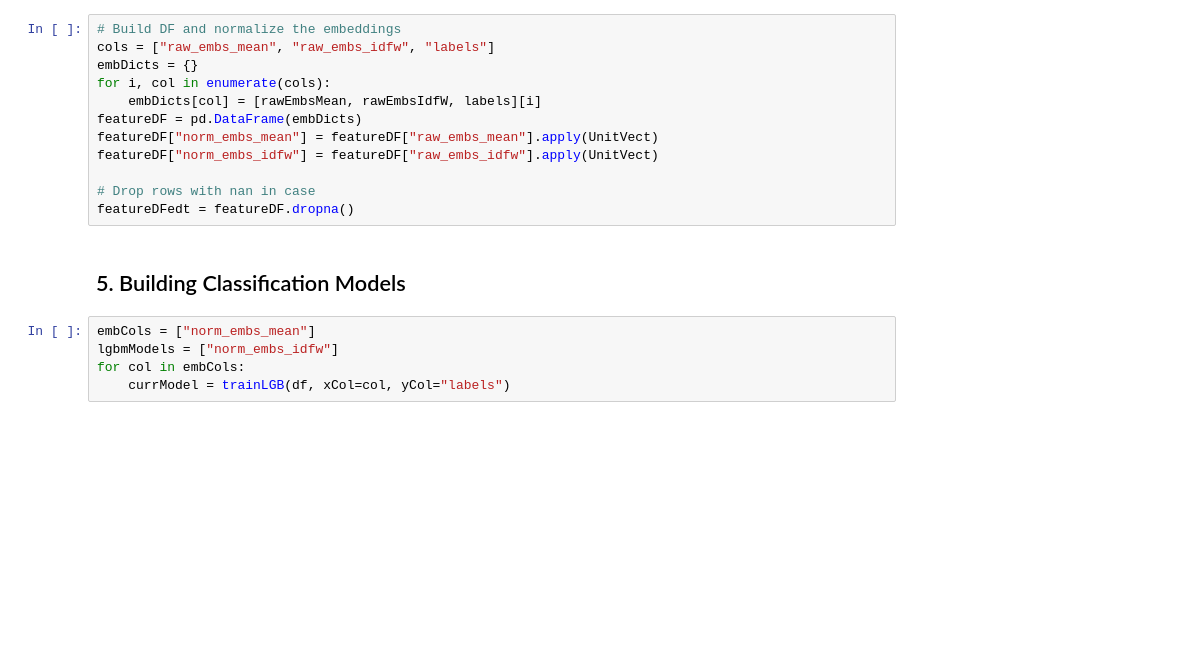
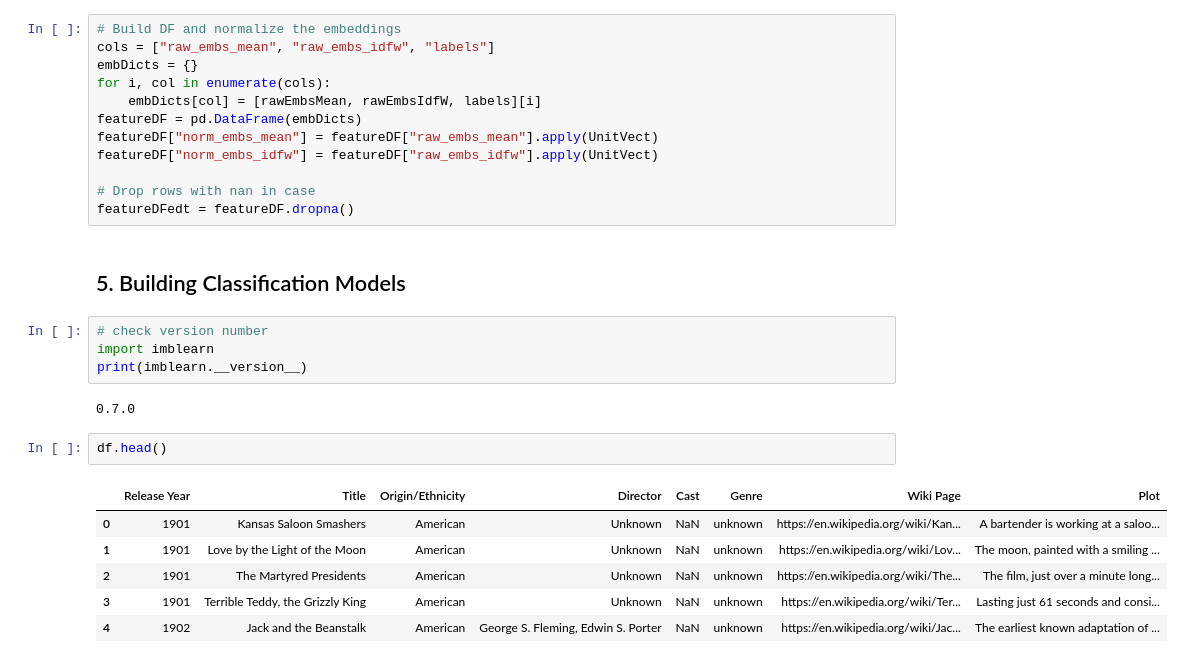
Before and after one commit to malco2020/huggingface_notebook, a Jupyter notebook: Text_Classification_Huggingface_Tansfromers_roBERTa.ipynb, the cells around one changed output. Cells and saved outputs as stored; diff of their text form; blank space fills up the shorter version.

```diff
--- a/Text_Classification_Huggingface_Tansfromers_roBERTa.ipynb
+++ b/Text_Classification_Huggingface_Tansfromers_roBERTa.ipynb
@@ -492,8 +585,18 @@ featureDF["norm_embs_idfw"] = featureDF["raw_embs_idfw"].apply(UnitVect)
 featureDFedt = featureDF.dropna()
 # %% [markdown]
 ## 5. Building Classification Models
-# %%
-embCols = ["norm_embs_mean"]
-lgbmModels = ["norm_embs_idfw"]
-for col in embCols:
-    currModel = trainLGB(df, xCol=col, yCol="labels")
+# %%
+# check version number
+import imblearn
+print(imblearn.__version__)
+# %% [output]
+0.7.0
+# %%
+df.head()
+# %% [output]
+|  | Release Year | Title | Origin/Ethnicity | Director | Cast | Genre | Wiki Page | Plot |
+| 0 | 1901 | Kansas Saloon Smashers | American | Unknown | NaN | unknown | https://en.wikipedia.org/wiki/Kan... | A bartender is working at a saloo... |
+| 1 | 1901 | Love by the Light of the Moon | American | Unknown | NaN | unknown | https://en.wikipedia.org/wiki/Lov... | The moon, painted with a smiling ... |
+| 2 | 1901 | The Martyred Presidents | American | Unknown | NaN | unknown | https://en.wikipedia.org/wiki/The... | The film, just over a minute long... |
+| 3 | 1901 | Terrible Teddy, the Grizzly King | American | Unknown | NaN | unknown | https://en.wikipedia.org/wiki/Ter... | Lasting just 61 seconds and consi... |
+| 4 | 1902 | Jack and the Beanstalk | American | George S. Fleming, Edwin S. Porter | NaN | unknown | https://en.wikipedia.org/wiki/Jac... | The earliest known adaptation of ... |
```
Also changed, not shown: parts of 21 cells of this notebook, 3 other files.
